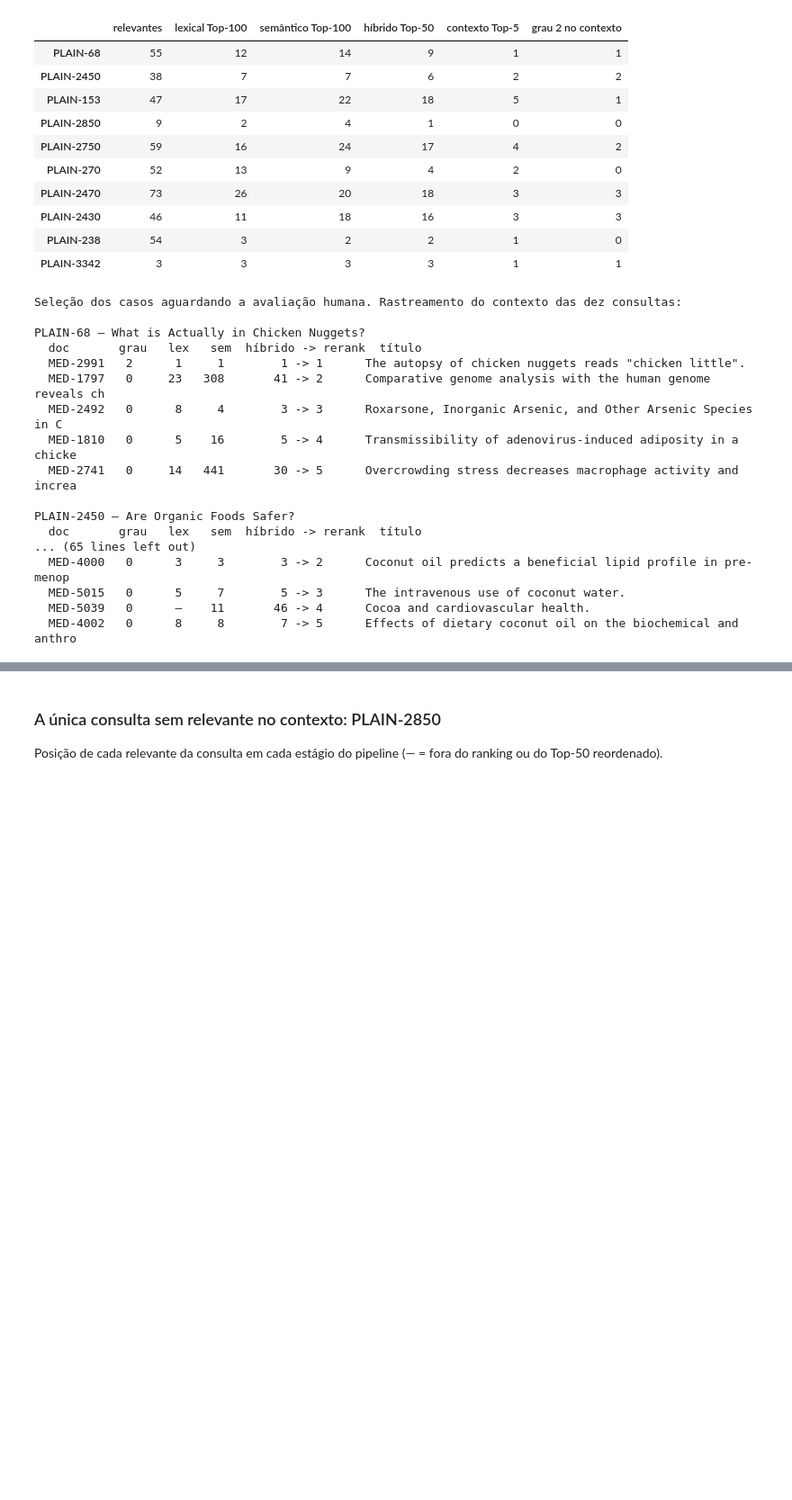
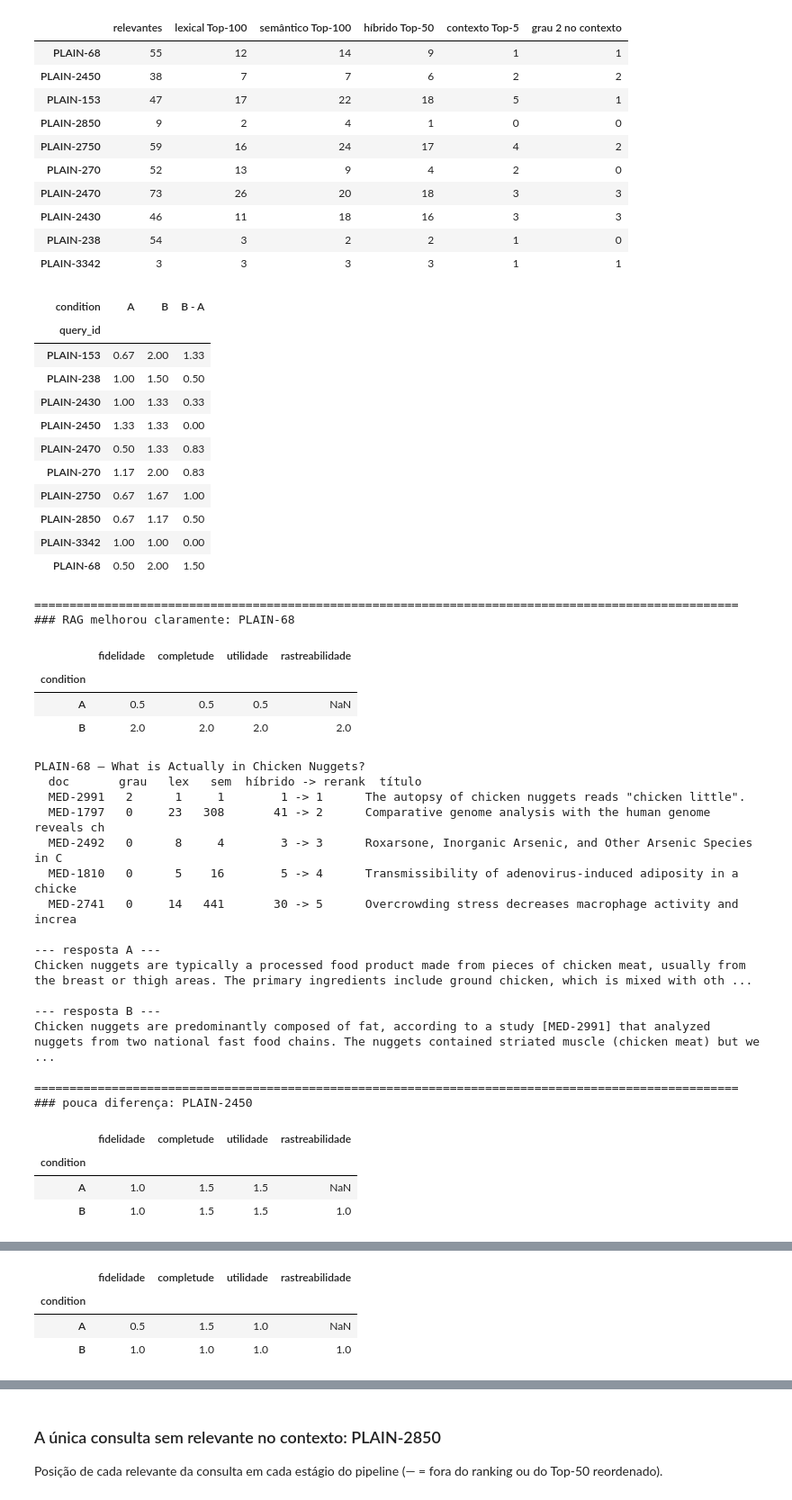
Before and after one commit to DemoreDev/rec-info, a Jupyter notebook: trabalho2/main.ipynb, the cells around one changed output, grey strips where cells are left out. Shown at 90% size. Cells and saved outputs as stored; diff of their text form; code cells hidden in the pictures; blank space fills up the shorter version.

```diff
--- a/trabalho2/main.ipynb
+++ b/trabalho2/main.ipynb
@@ -2965,51 +3025,77 @@ trace_df
 # %%
 def context_trace(query_id):
     """Os 5 documentos do contexto e as posições que receberam em cada estágio."""
     grades = qrels["test"][query_id]
     lex_r, sem_r = lex_rank_of(query_id), sem_rank_of(query_id)
     hyb = [d for d, _ in hybrid_run["test"][query_id]]
     print(f"{query_id} — {queries[query_id]}")
     print(f"  {'doc':9s} grau   lex   sem  híbrido -> rerank  título")
     for pos, d in enumerate(retrieve_context(query_id), 1):
         title = " ".join(doc_titles[doc_position[d]].split())[:60]
         print(f"  {d:9s}  {grades.get(d, 0)}   {lex_r.get(d, '—')!s:>4}  {sem_r.get(d, '—')!s:>4}  {hyb.index(d) + 1:7d} -> {pos}"
               f"      {title}")
     print()
 
 
 if complete:
     common = ["fidelidade", "completude", "utilidade"]
     per_answer = rag_scores.assign(media=rag_scores[common].mean(axis=1)).pivot(index="query_id", columns="condition", values="media")
     per_answer["B - A"] = per_answer.B - per_answer.A
     display(per_answer.round(2))
-    s = per_answer.reset_index().sort_values(["B - A", "query_id"])
-    cases = {
-        "RAG melhorou claramente": s.query_id.iloc[-1],
-        "pouca diferença": s.assign(abs_diff=s["B - A"].abs()).sort_values(["abs_diff", "query_id"]).query_id.iloc[0],
-        "RAG não ajudou ou prejudicou": s.query_id.iloc[0],
-    }
+    s = per_answer.reset_index()
+    improved = s.sort_values(["B - A", "query_id"], ascending=[False, True]).query_id.iloc[0]
+    not_helped = s.sort_values(["B - A", "B", "query_id"]).query_id.iloc[0]
+    rest = s[~s.query_id.isin([improved, not_helped])]
+    little = rest.assign(abs_diff=rest["B - A"].abs()).sort_values(["abs_diff", "query_id"]).query_id.iloc[0]
+    cases = {"RAG melhorou claramente": improved, "pouca diferença": little, "RAG não ajudou ou prejudicou": not_helped}
     for label, q in cases.items():
+        print("=" * 100)
         print(f"### {label}: {q}")
+        display(rag_scores[rag_scores.query_id == q].set_index("condition")[CRITERIA])
         context_trace(q)
+        for condition in ("A", "B"):
+            answer = rag_df[(rag_df.query_id == q) & (rag_df.condition == condition)].answer.iloc[0]
+            print(f"--- resposta {condition} ---\n{answer}\n")
 else:
     print("Seleção dos casos aguardando a avaliação humana. Rastreamento do contexto das dez consultas:\n")
     for q in queries_rag:
         context_trace(q)
 # %% [output]
+| condition | A | B | B - A |
+| query_id |  |  |  |
+| PLAIN-153 | 0.67 | 2.00 | 1.33 |
+| PLAIN-238 | 1.00 | 1.50 | 0.50 |
+| PLAIN-2430 | 1.00 | 1.33 | 0.33 |
+| PLAIN-2450 | 1.33 | 1.33 | 0.00 |
+| PLAIN-2470 | 0.50 | 1.33 | 0.83 |
+| PLAIN-270 | 1.17 | 2.00 | 0.83 |
+| PLAIN-2750 | 0.67 | 1.67 | 1.00 |
+| PLAIN-2850 | 0.67 | 1.17 | 0.50 |
+| PLAIN-3342 | 1.00 | 1.00 | 0.00 |
+| PLAIN-68 | 0.50 | 2.00 | 1.50 |
-Seleção dos casos aguardando a avaliação humana. Rastreamento do contexto das dez consultas:
-
-PLAIN-68 — What is Actually in Chicken Nuggets?
-  doc       grau   lex   sem  híbrido -> rerank  título
-  MED-2991   2      1     1        1 -> 1      The autopsy of chicken nuggets reads "chicken little".
-  MED-1797   0     23   308       41 -> 2      Comparative genome analysis with the human genome reveals ch
-  MED-2492   0      8     4        3 -> 3      Roxarsone, Inorganic Arsenic, and Other Arsenic Species in C
-  MED-1810   0      5    16        5 -> 4      Transmissibility of adenovirus-induced adiposity in a chicke
-  MED-2741   0     14   441       30 -> 5      Overcrowding stress decreases macrophage activity and increa
-
-PLAIN-2450 — Are Organic Foods Safer?
-  doc       grau   lex   sem  híbrido -> rerank  título
-... (65 lines left out)
-  MED-4000   0      3     3        3 -> 2      Coconut oil predicts a beneficial lipid profile in pre-menop
-  MED-5015   0      5     7        5 -> 3      The intravenous use of coconut water.
-  MED-5039   0      —    11       46 -> 4      Cocoa and cardiovascular health.
-  MED-4002   0      8     8        7 -> 5      Effects of dietary coconut oil on the biochemical and anthro
+====================================================================================================
+### RAG melhorou claramente: PLAIN-68
+|  | fidelidade | completude | utilidade | rastreabilidade |
+| condition |  |  |  |  |
+| A | 0.5 | 0.5 | 0.5 | NaN |
+| B | 2.0 | 2.0 | 2.0 | 2.0 |
+PLAIN-68 — What is Actually in Chicken Nuggets?
+  doc       grau   lex   sem  híbrido -> rerank  título
+  MED-2991   2      1     1        1 -> 1      The autopsy of chicken nuggets reads "chicken little".
+  MED-1797   0     23   308       41 -> 2      Comparative genome analysis with the human genome reveals ch
+  MED-2492   0      8     4        3 -> 3      Roxarsone, Inorganic Arsenic, and Other Arsenic Species in C
+  MED-1810   0      5    16        5 -> 4      Transmissibility of adenovirus-induced adiposity in a chicke
+  MED-2741   0     14   441       30 -> 5      Overcrowding stress decreases macrophage activity and increa
+
+--- resposta A ---
+Chicken nuggets are typically a processed food product made from pieces of chicken meat, usually from the breast or thigh areas. The primary ingredients include ground chicken, which is mixed with oth ...
+
+--- resposta B ---
+Chicken nuggets are predominantly composed of fat, according to a study [MED-2991] that analyzed nuggets from two national fast food chains. The nuggets contained striated muscle (chicken meat) but we ...
+
+====================================================================================================
+### pouca diferença: PLAIN-2450
+|  | fidelidade | completude | utilidade | rastreabilidade |
+| condition |  |  |  |  |
+| A | 1.0 | 1.5 | 1.5 | NaN |
+| B | 1.0 | 1.5 | 1.5 | 1.0 |
@@ -3015,0 +3119,4 @@ PLAIN-2450 — Are Organic Foods Safer?
+|  | fidelidade | completude | utilidade | rastreabilidade |
+| condition |  |  |  |  |
+| A | 0.5 | 1.5 | 1.0 | NaN |
+| B | 1.0 | 1.0 | 1.0 | 1.0 |
```
Also changed, not shown: parts of 13 cells of this notebook, 3 other files.
